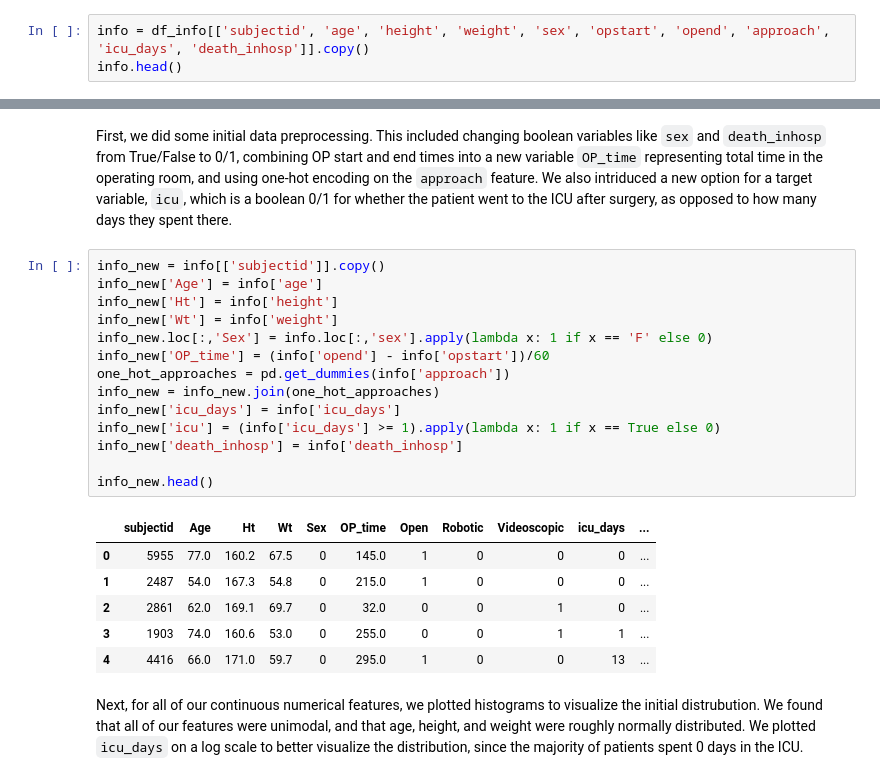
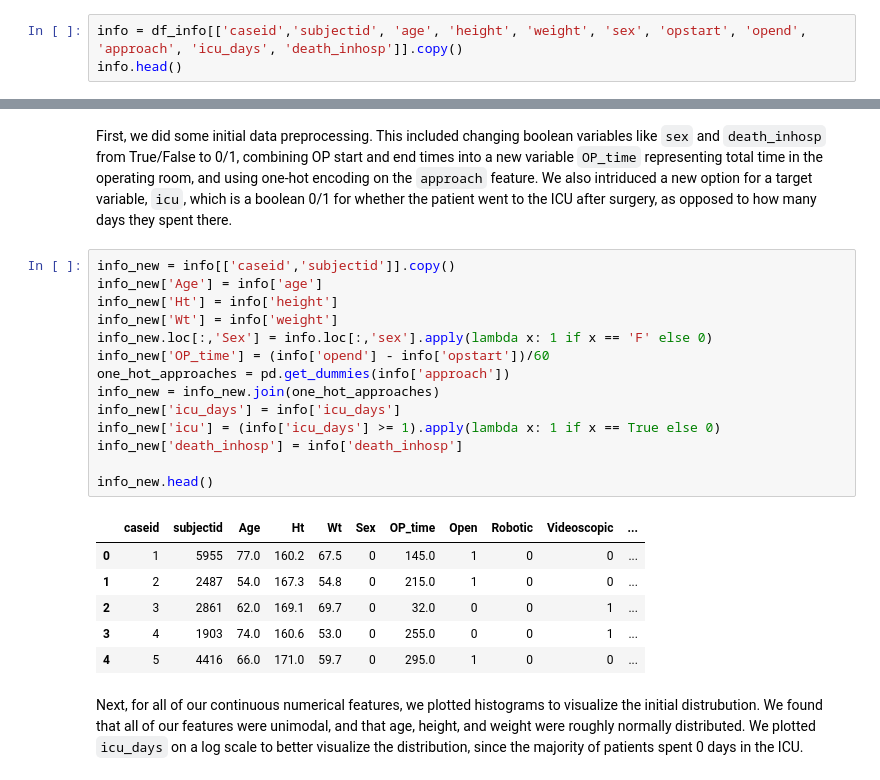
Before and after one commit to juliatompkins/surgical_critical_event_prediction, a Jupyter notebook: Mid-Semester Report.ipynb, the cells around one changed output, grey strips where cells are left out. Drawn from its saved outputs; the diff is of its cells as text.

```diff
--- a/Mid-Semester Report.ipynb
+++ b/Mid-Semester Report.ipynb
@@ -37,6 +37,6 @@ Option 2, `icu_days`, is the number of days a patient spends in the ICU (intensi
 
 This dataset is incredibly large, and we already know that death from a surgery is incredibly unlikely. One idea we have to reduce the class imbalance is to take some subset of the data representing only high-risk surgeries or high-risk patients.
 # %%
-info = df_info[['subjectid', 'age', 'height', 'weight', 'sex', 'opstart', 'opend', 'approach', 'icu_days', 'death_inhosp']].copy()
+info = df_info[['caseid','subjectid', 'age', 'height', 'weight', 'sex', 'opstart', 'opend', 'approach', 'icu_days', 'death_inhosp']].copy()
 info.head()
 # %% [output]
@@ -57,26 +57,26 @@ Class imbalance: there are only 57 cases of death in the hospital, accounting fo
 # %% [markdown]
 First, we did some initial data preprocessing. This included changing boolean variables like `sex` and `death_inhosp` from True/False to 0/1, combining OP start and end times into a new variable `OP_time` representing total time in the operating room, and using one-hot encoding on the `approach` feature. We also intriduced a new option for a target variable, `icu`, which is a boolean 0/1 for whether the patient went to the ICU after surgery, as opposed to how many days they spent there.
 # %%
-info_new = info[['subjectid']].copy()
+info_new = info[['caseid','subjectid']].copy()
 info_new['Age'] = info['age']
 info_new['Ht'] = info['height']
 info_new['Wt'] = info['weight']
 info_new.loc[:,'Sex'] = info.loc[:,'sex'].apply(lambda x: 1 if x == 'F' else 0)
 info_new['OP_time'] = (info['opend'] - info['opstart'])/60
 one_hot_approaches = pd.get_dummies(info['approach'])
 info_new = info_new.join(one_hot_approaches)
 info_new['icu_days'] = info['icu_days']
 info_new['icu'] = (info['icu_days'] >= 1).apply(lambda x: 1 if x == True else 0)
 info_new['death_inhosp'] = info['death_inhosp']
 
 info_new.head()
 # %% [output]
-|  | subjectid | Age | Ht | Wt | Sex | OP_time | Open | Robotic | Videoscopic | icu_days | ... |
-| 0 | 5955 | 77.0 | 160.2 | 67.5 | 0 | 145.0 | 1 | 0 | 0 | 0 | ... |
-| 1 | 2487 | 54.0 | 167.3 | 54.8 | 0 | 215.0 | 1 | 0 | 0 | 0 | ... |
-| 2 | 2861 | 62.0 | 169.1 | 69.7 | 0 | 32.0 | 0 | 0 | 1 | 0 | ... |
-| 3 | 1903 | 74.0 | 160.6 | 53.0 | 0 | 255.0 | 0 | 0 | 1 | 1 | ... |
-| 4 | 4416 | 66.0 | 171.0 | 59.7 | 0 | 295.0 | 1 | 0 | 0 | 13 | ... |
+|  | caseid | subjectid | Age | Ht | Wt | Sex | OP_time | Open | Robotic | Videoscopic | ... |
+| 0 | 1 | 5955 | 77.0 | 160.2 | 67.5 | 0 | 145.0 | 1 | 0 | 0 | ... |
+| 1 | 2 | 2487 | 54.0 | 167.3 | 54.8 | 0 | 215.0 | 1 | 0 | 0 | ... |
+| 2 | 3 | 2861 | 62.0 | 169.1 | 69.7 | 0 | 32.0 | 0 | 0 | 1 | ... |
+| 3 | 4 | 1903 | 74.0 | 160.6 | 53.0 | 0 | 255.0 | 0 | 0 | 1 | ... |
+| 4 | 5 | 4416 | 66.0 | 171.0 | 59.7 | 0 | 295.0 | 1 | 0 | 0 | ... |
 # %% [markdown]
 Next, for all of our continuous numerical features, we plotted histograms to visualize the initial distrubution. We found that all of our features were unimodal, and that age, height, and weight were roughly normally distributed. We plotted `icu_days` on a log scale to better visualize the distribution, since the majority of patients spent 0 days in the ICU.
 # %%
```
Also changed, not shown: parts of 2 cells of this notebook, 1 other file.
